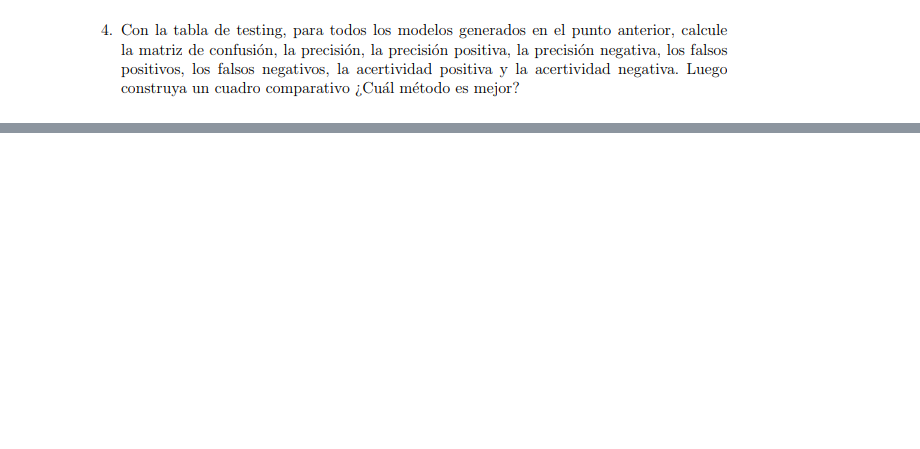
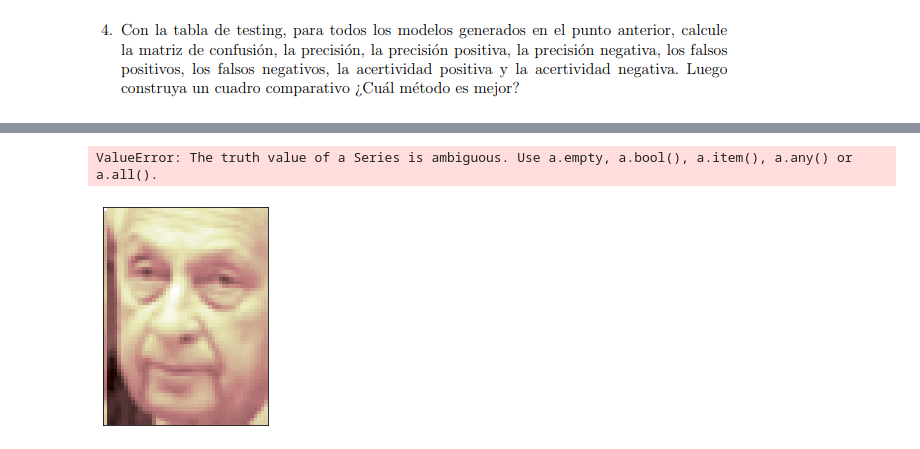
Before and after one commit to AndreyArguedas/Data-Science-Course, a Jupyter notebook: VII Lecture/Tarea6.ipynb, the cells around one changed output, grey strips where cells are left out. Saved outputs shown, nothing was run; the diff lists cells and outputs as text; code cells hidden in the pictures; blank space fills up the shorter version.

```diff
--- a/VII Lecture/Tarea6.ipynb
+++ b/VII Lecture/Tarea6.ipynb
@@ -275,0 +323,23 @@ Asertividad Negativa:
+# %%
+import os
+import pandas as pd
+import numpy as np
+import matplotlib.pyplot as plt
+import mglearn
+from sklearn.model_selection import train_test_split
+from sklearn.neighbors import KNeighborsClassifier
+from sklearn.metrics import confusion_matrix
+import math
+import random
+from   sklearn.datasets import make_blobs
+# Import the dendrogram function and the ward, single, complete, average, linkage and fcluster clustering function from SciPy
+from scipy.cluster.hierarchy import dendrogram, ward, single, complete,average,linkage, fcluster
+from scipy.spatial.distance import pdist
+
+os.chdir("/Users/Andrey/Desktop/Data-Science-Course/VII Lecture")
+
+pd.set_option('display.max_rows', 1000)
+
+datos_caras = pd.read_csv('8carasFamosas.csv',delimiter=';',decimal=".",index_col=0)
+
+print(datos_caras.head())
@@ -275,0 +364,20 @@ Asertividad Negativa:
+# %%
+def centroide(num_cluster, datos, clusters):
+  ind = clusters == num_cluster
+  return(pd.DataFrame(datos[ind].mean()).T)
+
+def plot_image(valor_cara, titulo = None, filas = 62, cols = 42):
+    image = np.array(list(reversed(valor_cara)))
+    image = pd.to_numeric(image, errors = 'coerce')
+    image = image.reshape(62, 47)
+    plt.imshow(image, cmap = "pink")
+    ejes = plt.gca()
+    ejes.axes.get_xaxis().set_visible(False)
+    ejes.axes.get_yaxis().set_visible(False)
+    if titulo is not None:
+        plt.title(titulo)
+# %%
+plot_image(datos_caras.iloc[0, range(2914)], datos_caras.iloc[0, range(2914)])
+# %% [output]
+ValueError: The truth value of a Series is ambiguous. Use a.empty, a.bool(), a.item(), a.any() or a.all().
+[figure, added]
```
Also changed, not shown: parts of 16 cells of this notebook, 9 other files.
